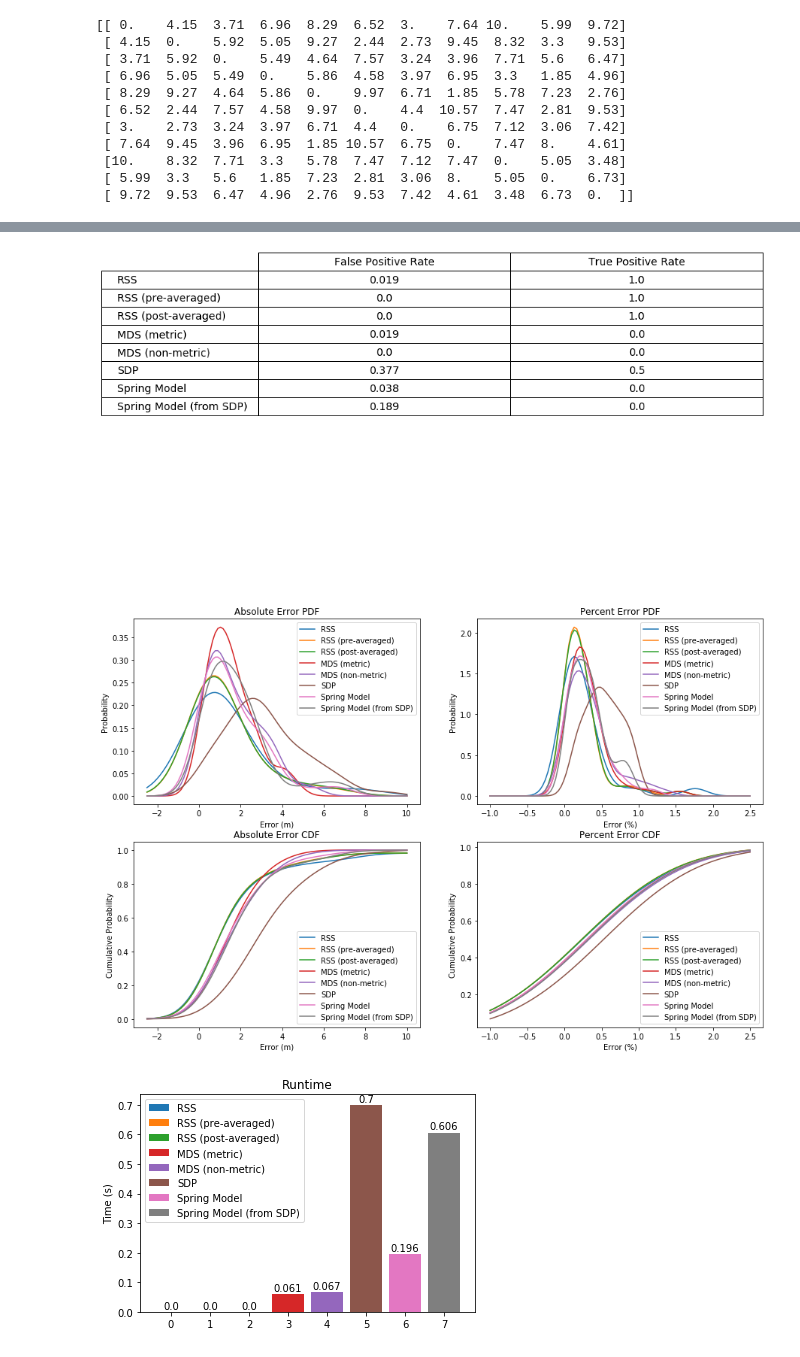
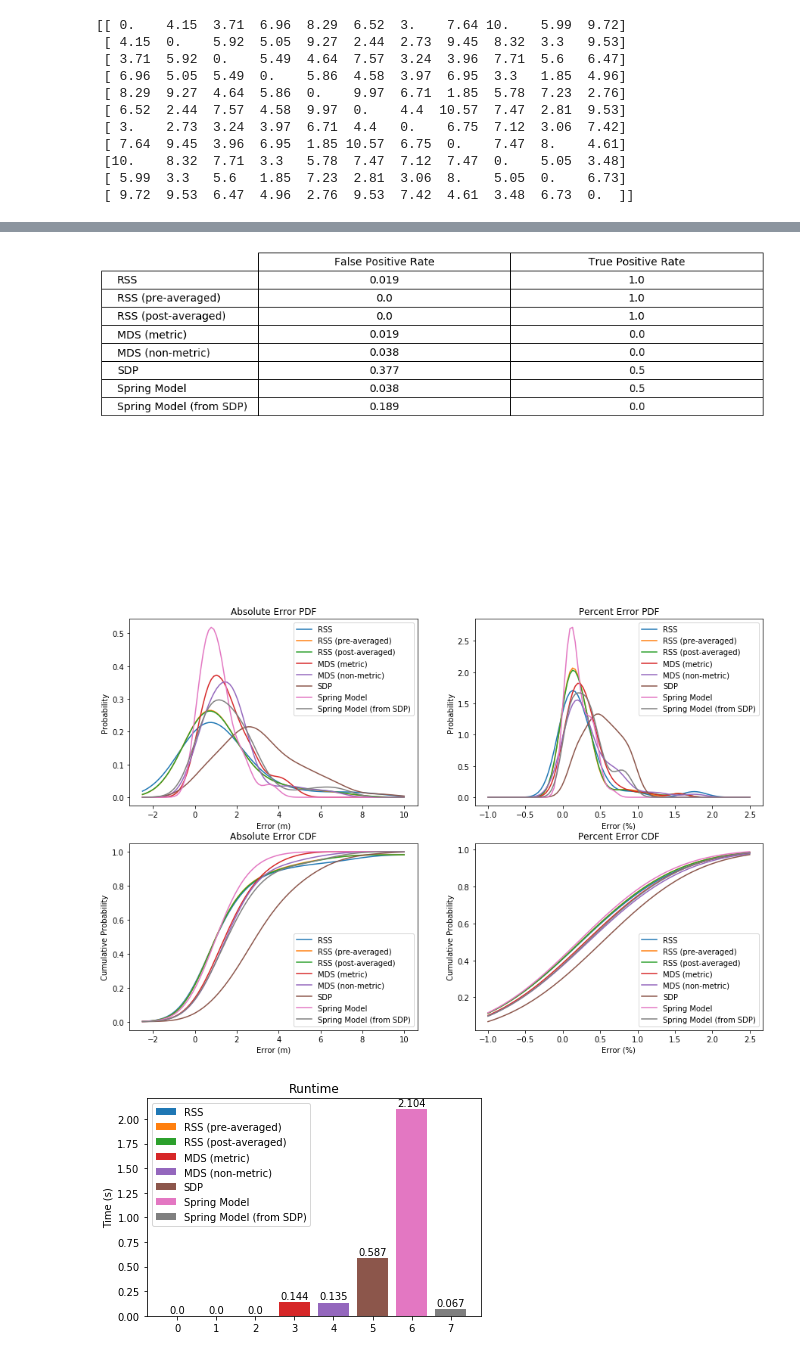
Before and after one commit to ANRGUSC/WirelessRangeEstimation, a Jupyter notebook: visualization_notebook.ipynb, the cells around one changed output, grey strips where cells are left out. Saved outputs shown, nothing was run; the diff lists cells and outputs as text; code cells hidden in the pictures.

Commit message:
n_init is the last parameter of spring model params and specifies how many random initializations -- also applies to MDS

```diff
--- a/visualization_notebook.ipynb
+++ b/visualization_notebook.ipynb
@@ -11,7 +11,7 @@ from scipy.special import ndtr
 n = 11
 # fitted from dataset
 params = (1.0, -46.123430636476016, 2.902844191159571, 3.9405315173088855, -100)
-spring_params = (100, 0.2, 0.1, False)
+spring_params = (100, 0.2, 0.1, False, 10)
 
 true_locs = np.array([[1.0,7.0],[14.0,3.0],[3.0,19.0],[21.0,18.0],[9.0,33.0],[22.0,3.0],[10.0,11.0],[3.0,32.0],[27.0,27.0],[20.0,12.0],[18.0,34.0]])
 true_locs = 0.3048*true_locs # convert to meters
@@ -76,7 +76,6 @@ fig4, ((ax5, ax6), (ax7, ax8)) = plt.subplots(2,2,figsize = (15,10))
 fig5, ax9 = plt.subplots()
 
 for i, model in enumerate(models):
-    np.random.seed(0)
     dist_matrix, est_locs, time_elapsed = estimate_distance_matrix(rss_matrix,use_model=model,estimate_distance_params=params,spring_model_params=spring_params)
     MAE, STDAE, maxAE, MPE, STDPE, maxPE, TP, FP, TN, FN, absolute_errors, percent_errors = evaluate(true_dist_matrix,dist_matrix)
     if False:
@@ -157,7 +156,6 @@ the_table = ax4.table(cellText=df.values,colLabels=df.columns,loc='top',cellLoc=
 the_table.auto_set_font_size(False)
 the_table.set_fontsize(14)
 the_table.scale(2, 2)
-fig.tight_layout()
 
 ########### PROB DENSITIES ############
 ax5.set_title("Absolute Error PDF")
@@ -192,3 +205,3 @@ plt.show()
-[figure, old version]
+[figure, new version]
-[figure, old version]
+[figure, new version]
-[figure, old version]
+[figure, new version]
```
Also changed, not shown: parts of 1 cell of this notebook, 3 other files.
